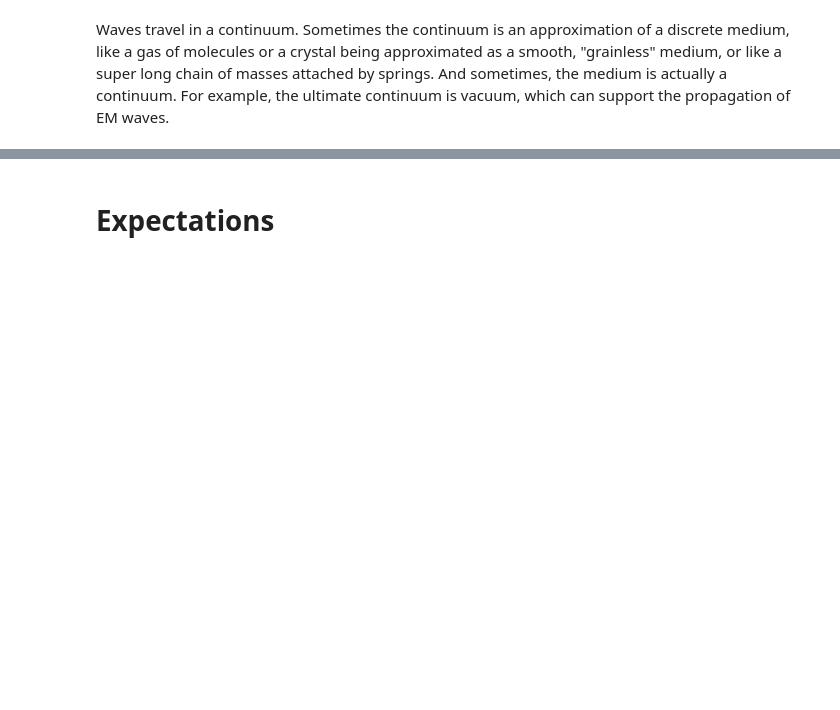
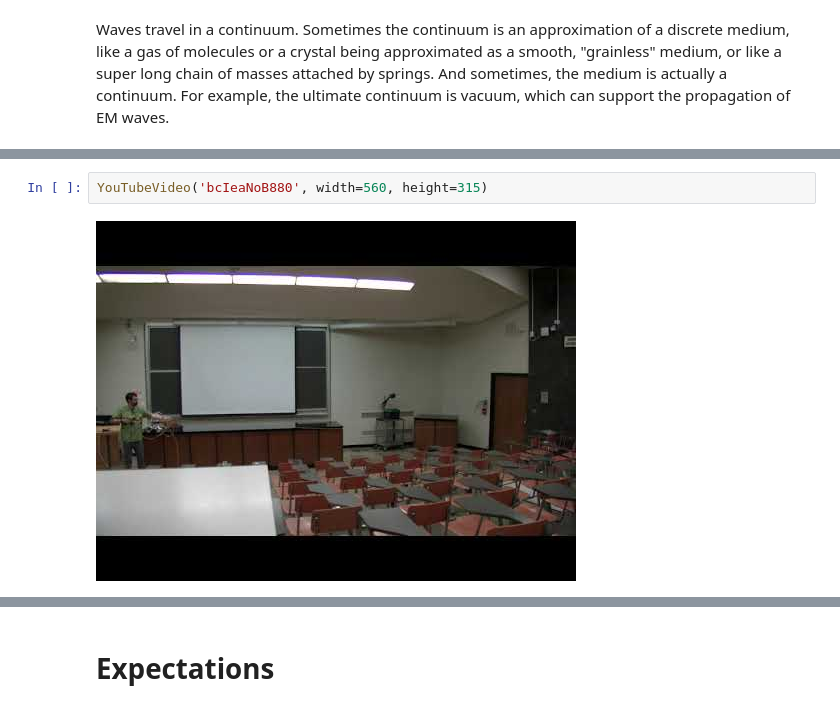
Before and after one commit to PHY293-Grisouard/Chapters-2020, a Jupyter notebook: C05 - Standing Waves/C05-StandingWaves.ipynb, the cells around one changed output, grey strips where cells are left out. Drawn from its saved outputs; the diff is of its cells as text; blank space fills up the shorter version.

```diff
--- a/C05 - Standing Waves/C05-StandingWaves.ipynb
+++ b/C05 - Standing Waves/C05-StandingWaves.ipynb
@@ -93,0 +121,4 @@ Their formalism is very close to the types of eigenvalue problems we encountered
+# %%
+YouTubeVideo('bcIeaNoB880', width=560, height=315)
+# %% [output]
+[figure, added]
```
Also changed, not shown: parts of 49 cells of this notebook, 3 other files.
